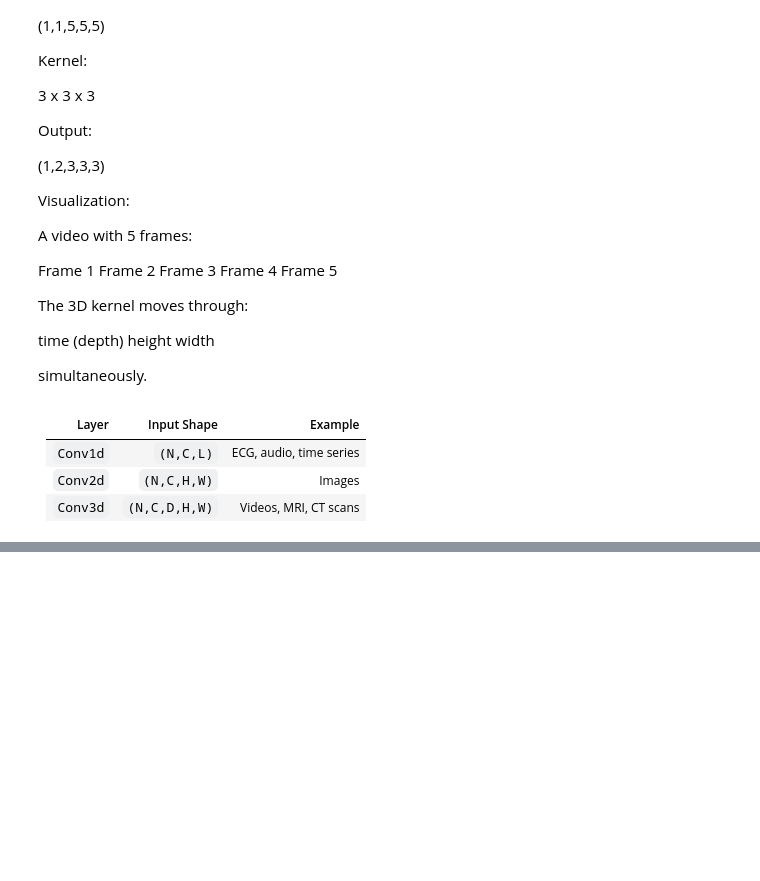
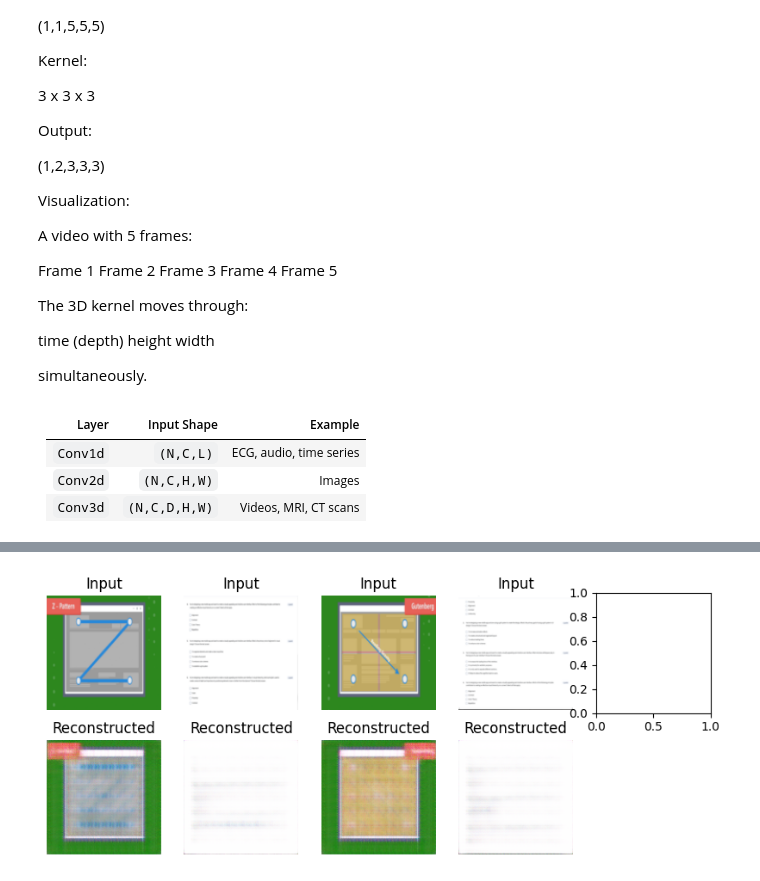
Before and after one commit to Mohamedaminesaadd/PyTorch-Learning-Notebook, a Jupyter notebook: 04_pytorch_convolution.ipynb, the cells around one changed output, grey strips where cells are left out. Cells and saved outputs as stored; diff of their text form; code cells hidden in the pictures; blank space fills up the shorter version.

```diff
--- a/04_pytorch_convolution.ipynb
+++ b/04_pytorch_convolution.ipynb
@@ -120,0 +334,18 @@ simultaneously.
+# %%
+import torch
+import torch.nn as nn
+
+x = torch.randn(1,16,8,32,32)
+
+layer3 = nn.ConvTranspose3d(
+    in_channels=16,
+    out_channels=8,
+    kernel_size=4,
+    stride=2,
+    padding=1
+)
+
+
+y = layer3(x)
+print(x.shape)
+print(y.shape)
@@ -120,0 +781,75 @@ simultaneously.
+# %%
+
+# =========================
+# TRAINING SETUP
+# =========================
+device = "cuda" if torch.cuda.is_available() else "cpu"
+
+model = AutoEncoder().to(device)
+
+criterion = nn.MSELoss()
+optimizer = torch.optim.Adam(model.parameters(), lr=1e-3)
+
+epochs = 200
+
+# =========================
+# TRAIN LOOP
+# =========================
+for epoch in range(epochs):
+    model.train()
+    running_loss = 0
+
+    for images in train_loader:
+        images = images.to(device)
+
+        outputs = model(images)
+        loss = criterion(outputs, images)
+
+        optimizer.zero_grad()
+        loss.backward()
+        optimizer.step()
+
+        running_loss += loss.item()
+
+    print(f"Epoch [{epoch+1}/{epochs}] Loss: {running_loss/len(train_loader):.4f}")
+
+
+# =========================
+# VISUALIZATION FUNCTION
+# =========================
+def show_reconstruction(model, dataloader, device, n=6):
+    model.eval()
+
+    images = next(iter(dataloader))
+    images = images.to(device)
+
+    with torch.no_grad():
+        outputs = model(images)
+
+    images = images.cpu()
+    outputs = outputs.cpu()
+
+    plt.figure(figsize=(12, 4))
+
+    for i in range(n):
+        # Input
+        plt.subplot(2, n, i + 1)
+        plt.imshow(torch.clamp(images[i].permute(1, 2, 0), 0, 1))
+        plt.title("Input")
+        plt.axis("off")
+
+        # Reconstructed
+        plt.subplot(2, n, i + 1 + n)
+        plt.imshow(torch.clamp(outputs[i].permute(1, 2, 0), 0, 1))
+        plt.title("Reconstructed")
+        plt.axis("off")
+
+    plt.tight_layout()
+    plt.show()
+
+
+# =========================
+# SHOW RESULTS
+# =========================
+show_reconstruction(model, train_loader, device)
+# %% [output]
@@ -120,0 +874 @@ simultaneously.
+[figure, added]
```
Also changed, not shown: parts of 40 cells of this notebook, 5 other files.
